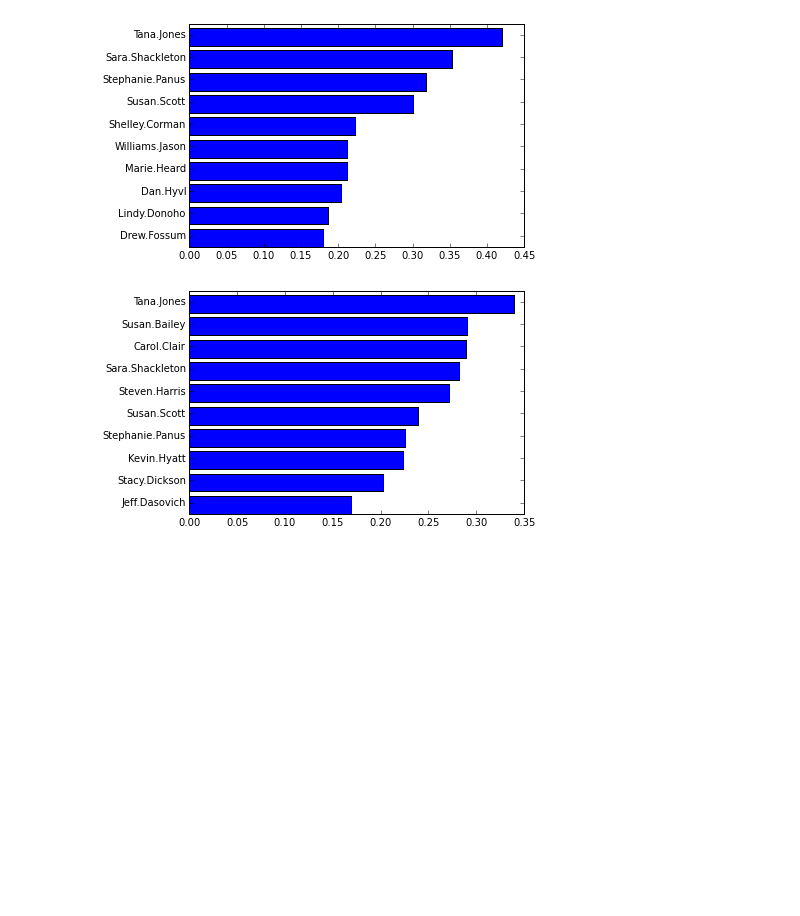
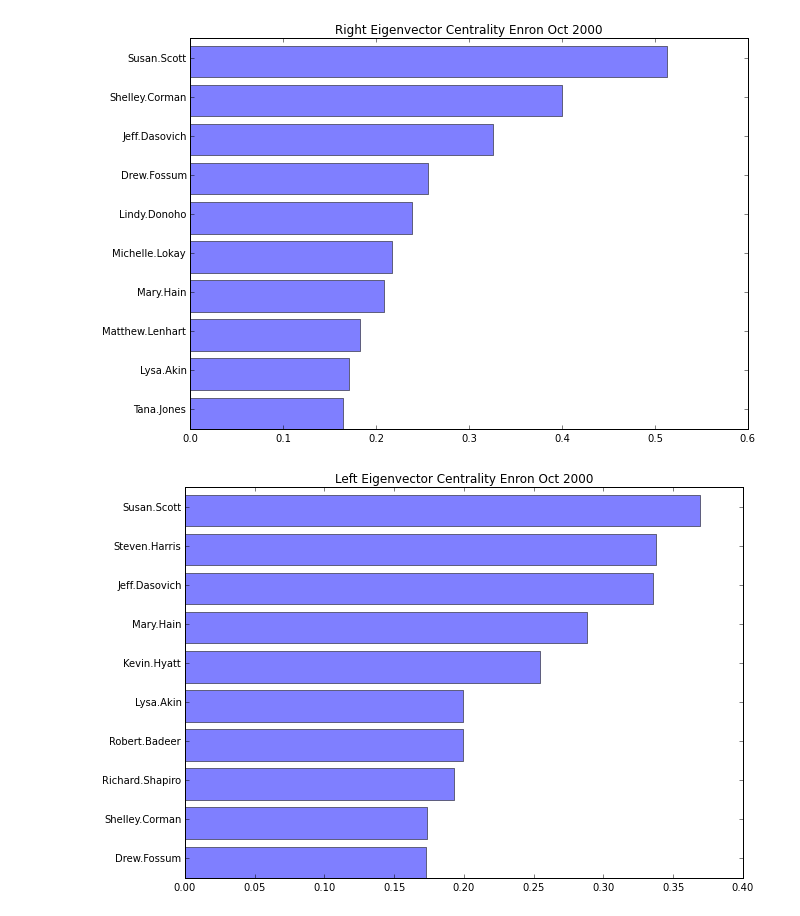
Before and after one commit to akhilketkar/cs205-project, a Jupyter notebook: graph_metrics.ipynb, the cells around one changed output. Saved outputs shown, nothing was run; the diff lists cells and outputs as text; code cells hidden in the pictures; blank space fills up the shorter version.

```diff
--- a/graph_metrics.ipynb
+++ b/graph_metrics.ipynb
@@ -11,8 +11,8 @@ def createGraph(row):
     receiver = row.ReceiverFirstName +"."+ row.ReceiverLastName
 
     # No self edges
-    if sender == receiver:
-        return None
+#     if sender == receiver:
+#         return None
     # Add nodes for the sender and receiver if they don't already exist
     if not DG.has_node(sender):
         DG.add_node(sender,{"EID":row.SenderEID,"Email":row.SenderEmail,"Position":str(row.Position_s),"Role":str(row.Role_s)})
@@ -63,16 +63,18 @@ def leftEigenVector(A,x0,max_iters=2000):
 
     return xt
 
-def plotCentrality(centrality,max_names_show=10):
+def plotCentrality(centrality,max_names_show=10,title=None,filename=None):
     sortedCenNames = sorted(centrality.keys(),key=lambda x: centrality[x])[-max_names_show:]
     sortedCenValues = [centrality[s] for s in sortedCenNames][-max_names_show:]
 
     # plot it
-    fig = plt.figure()
+    fig = plt.figure(figsize(10,7))
     ax = plt.subplot(111)
-    a =  plt.barh(np.arange(len(sortedCenValues)),sortedCenValues)
-    a = ax.set_yticks(0.5 + np.arange(len(sortedCenValues)))
-    a = ax.set_yticklabels(sortedCenNames)
+    plt.barh(np.arange(len(sortedCenValues)),sortedCenValues,alpha=0.5)
+    ax.set_yticks(0.5 + np.arange(len(sortedCenValues)))
+    ax.set_yticklabels(sortedCenNames)
+    if title is not None: plt.title(title)
+    if filename is not None: plt.savefig(filename,format="png")
 
 
 def getCutsize(G,n1,n2):
@@ -184,22 +185,22 @@ nx.draw_networkx(DG,pos=pos,nodesize=100,font_size=10,node_color=cols,alpha=0.50
 # %%
 nodes = DG.nodes()
 eigCenComputedRight = {}
 eigCenComputedLeft = {}
 
 A = np.array(nx.to_numpy_matrix(DG))
 m,n = A.shape
 xRight = rightEigenVector(A,np.ones(n))
 xLeft = leftEigenVector(A,np.ones(n))
 
 for i,name in zip(range(len(nodes)),nodes):
     eigCenComputedRight[name] = xRight[i]
     eigCenComputedLeft[name] = xLeft[i]
 
-plotCentrality(eigCenComputedRight)
-plotCentrality(eigCenComputedLeft)
+plotCentrality(eigCenComputedRight,title="Right Eigenvector Centrality Enron Oct 2000",filename="figureRightEigOct2000.png")
+plotCentrality(eigCenComputedLeft,title="Left Eigenvector Centrality Enron Oct 2000",filename="figureLeftEigOct2000.png")
 # %% [output]
-[figure, old version]
+[figure, new version]
-[figure, old version]
+[figure, new version]
 # %%
 
 # highlight important nodes
```
Also changed, not shown: parts of 5 cells of this notebook, 10 other files.
